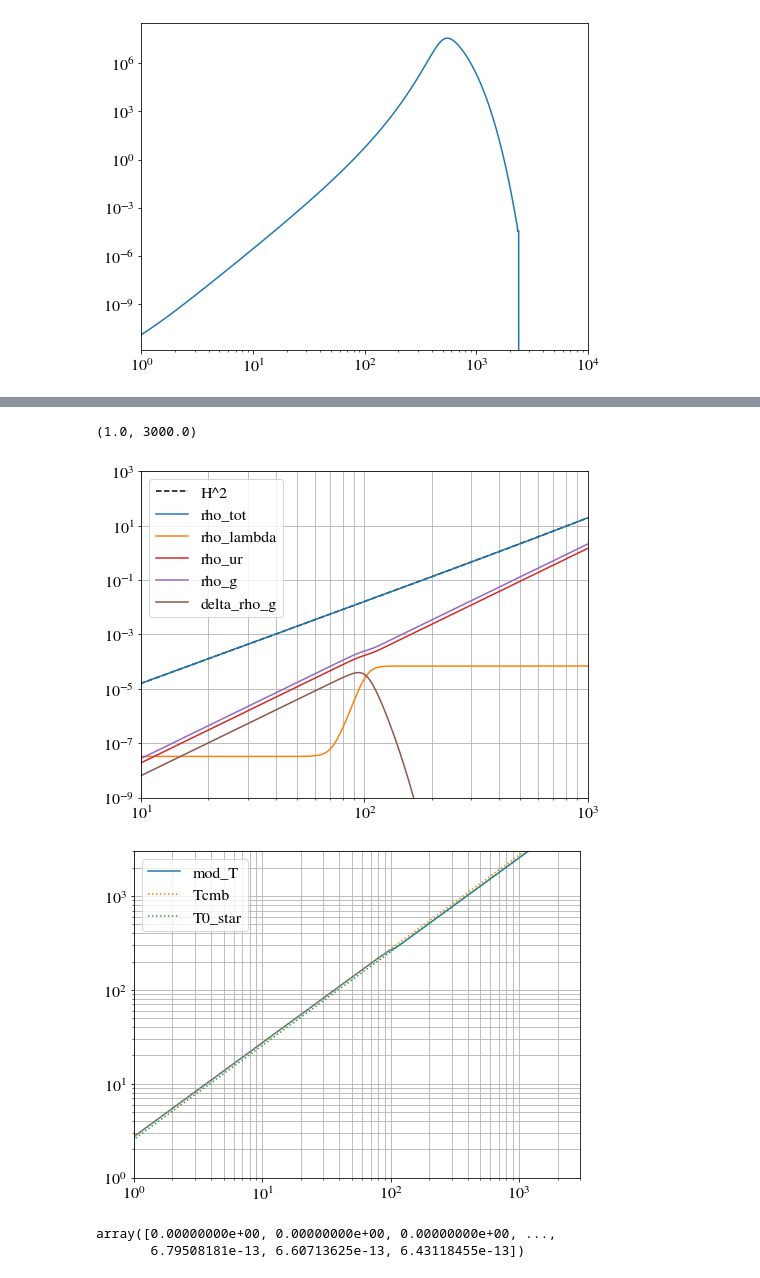
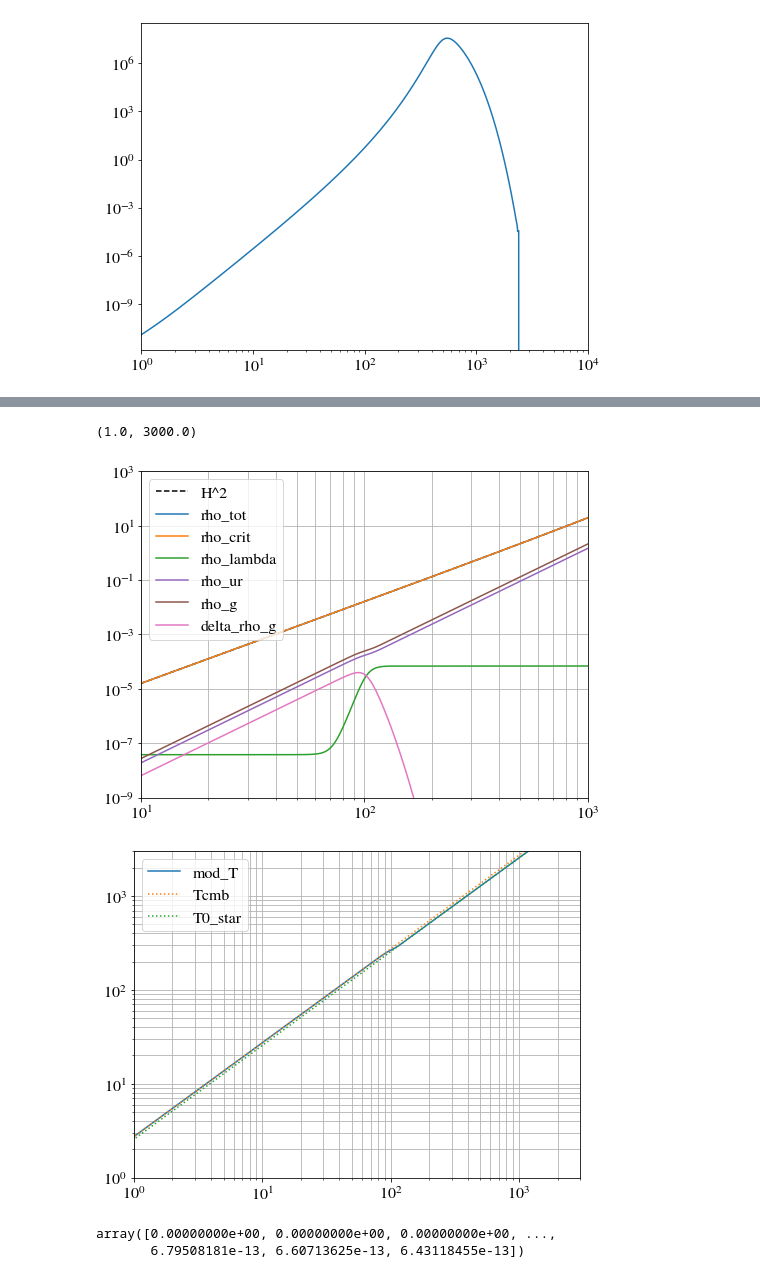
Before and after one commit to borisbolliet/class_dcdmsr, a Jupyter notebook: notebooks/varying_Tcmb.ipynb, the cells around one changed output, grey strips where cells are left out. Cells and saved outputs as stored; diff of their text form; code cells hidden in the pictures.

```diff
--- a/notebooks/varying_Tcmb.ipynb
+++ b/notebooks/varying_Tcmb.ipynb
@@ -78,34 +125,35 @@ H_ar = BG[:,3]
 fig_BG, ax_BG = plt.subplots()
 fig_T, ax_T = plt.subplots()
 ax_BG.plot(1.+z_ar,H_ar**2,label='H^2',ls='--',c='k')
 ax_BG.plot(1.+z_ar,rho_tot_ar,label='rho_tot')
+ax_BG.plot(1.+z_ar,rho_crit_ar,label='rho_crit')
 ax_BG.plot(1.+z_ar,rho_lambda_ar,label='rho_lambda')
 # ax_BG.plot(1.+z_ar,rho_mod_lambda_ar,label='mod_rho_lambda')
 ax_BG.plot(1.+z_ar,-rho_mod_lambda_ar,ls='--')
 ax_BG.plot(1.+z_ar,rho_ur_ar,label='rho_ur')
 ax_BG.plot(1.+z_ar,rho_g_ar,label='rho_g')
 
 ax_BG.plot(1.+z_ar,delta_rho_g_ar,label='delta_rho_g')
 # ax_BG.plot(1.+z_ar,mod_rho_g_ar,label='mod_rho_g')
 ax_BG.loglog()
 ax_BG.grid(which='both')
 ax_BG.legend(loc=2)
 ax_BG.set_xlim(1.e1, 1e3)
 ax_BG.set_ylim(1.e-9, 1e3)
 
 Tcmb = 2.7255
 T0star = 2.55
 ax_T.plot(1.+z_ar,mod_Tcmb,label='mod_T')
 ax_T.plot(1.+z_ar,Tcmb*(1.+z_ar),label='Tcmb',ls=':')
 ax_T.plot(1.+z_ar,T0star*(1.+z_ar),label='T0_star',ls=':')
 ax_T.grid(which='both')
 ax_T.loglog()
 ax_T.legend(loc=2)
 ax_T.set_xlim(1., 3e3)
 ax_T.set_ylim(1., 3e3)
 # %% [output]
 (1.0, 3000.0)
-[figure, old version]
+[figure, new version]
 [figure]
 # %%
 plt.plot(1.+z_ar,delta_rho_g_ar,label='delta_rho_g')
```
Also changed, not shown: parts of 21 cells of this notebook, 7 other files.
